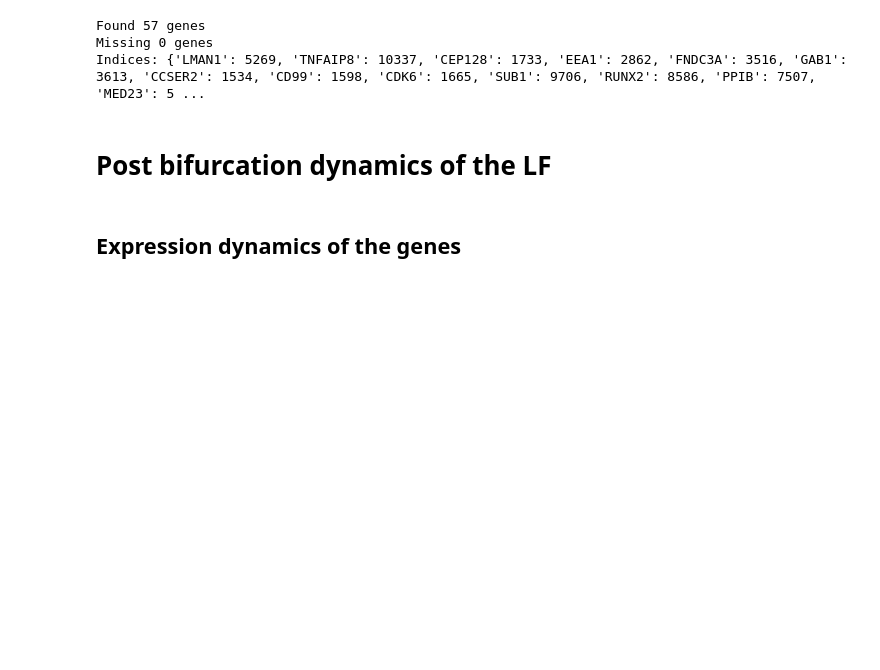
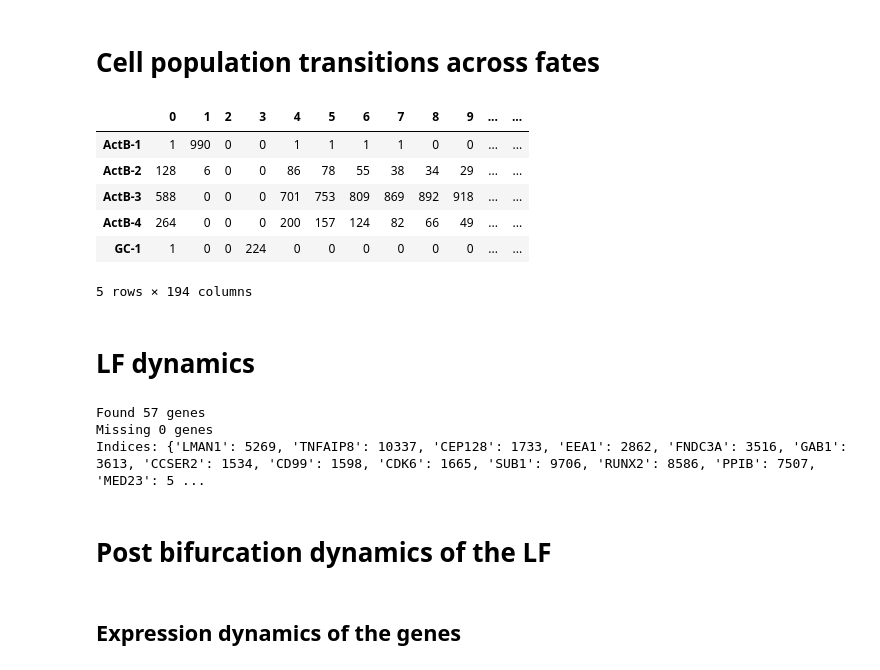
Before and after one commit to sachha-naksha/B_Cell_States, a Jupyter notebook: multiome_dynamic_regulation/py_scripts/analysis/LF_dynamics.ipynb, the cells around one changed output. Drawn from its saved outputs; the diff is of its cells as text; code cells hidden in the pictures; blank space fills up the shorter version.

Commit message:
adding cell population dynamics plot

```diff
--- a/multiome_dynamic_regulation/py_scripts/analysis/LF_dynamics.ipynb
+++ b/multiome_dynamic_regulation/py_scripts/analysis/LF_dynamics.ipynb
@@ -18,3 +18,5 @@ data_folder = '/ocean/projects/cis240075p/asachan/datasets/B_Cell/multiome_1st_d
 # %%
 # Load data
 dictys_dynamic_object = dictys.net.dynamic_network.from_file(os.path.join(data_folder, 'dynamic.h5'))
+# %% [markdown]
+# Cell population transitions across fates
@@ -21,3 +32,51 @@ dictys_dynamic_object = dictys.net.dynamic_network.from_file(os.path.join(data_f
+# %%
+def window_labels_to_count_df(window_labels_dict):
+    """
+    Converts a dictionary of window indices to cell labels into a DataFrame
+    with counts of each label per window.
+    """
+    import pandas as pd
+    from collections import Counter
+
+    # Get all unique labels
+    all_labels = set()
+    for labels in window_labels_dict.values():
+        all_labels.update(labels)
+
+    # Sort labels for consistency
+    all_labels = sorted(all_labels)
+
+    # Get all window indices
+    window_indices = sorted(window_labels_dict.keys())
+
+    # Initialize DataFrame with zeros
+    count_df = pd.DataFrame(0, index=all_labels, columns=window_indices)
+
+    # Fill in the counts for each window
+    for window_idx, labels in window_labels_dict.items():
+        # Count occurrences of each label in this window
+        label_counts = Counter(labels)
+
+        # Update the DataFrame
+        for label, count in label_counts.items():
+            count_df.loc[label, window_idx] = count
+
+    return count_df
+# %%
+cell_count_per_window_df = window_labels_to_count_df(cell_labels_per_window)
+display(cell_count_per_window_df.head())
+#save the cell_count_per_window_df as a csv
+cell_count_per_window_df.to_csv(os.path.join(output_folder, 'cell_count_per_window_df.csv'), index=True)
+# %% [output]
+|  | 0 | 1 | 2 | 3 | 4 | 5 | 6 | 7 | 8 | 9 | ... | ... |
+| ActB-1 | 1 | 990 | 0 | 0 | 1 | 1 | 1 | 1 | 0 | 0 | ... | ... |
+| ActB-2 | 128 | 6 | 0 | 0 | 86 | 78 | 55 | 38 | 34 | 29 | ... | ... |
+| ActB-3 | 588 | 0 | 0 | 0 | 701 | 753 | 809 | 869 | 892 | 918 | ... | ... |
+| ActB-4 | 264 | 0 | 0 | 0 | 200 | 157 | 124 | 82 | 66 | 49 | ... | ... |
+| GC-1 | 1 | 0 | 0 | 224 | 0 | 0 | 0 | 0 | 0 | 0 | ... | ... |
+5 rows × 194 columns
+# %% [markdown]
+# LF dynamics
 # %%
 # load LF files
 z11_file = '/ocean/projects/cis240075p/asachan/datasets/B_Cell/multiome_1st_donor_UPMC_aggr/other_files/latent_factors/feature_list_Z11.txt'
```
Also changed, not shown: parts of 1 cell of this notebook, 1 other file.
